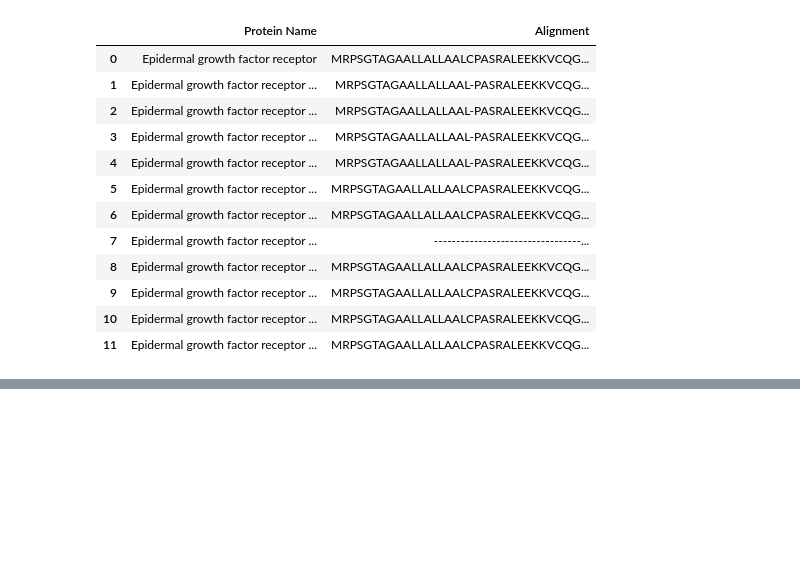
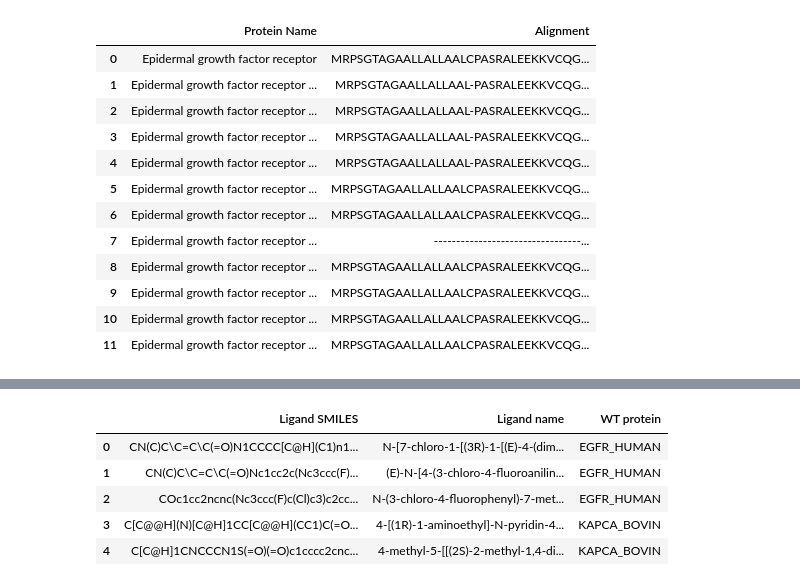
Before and after one commit to epfl-ada/ada-2024-project-abrac-adabra, a Jupyter notebook: P3 results.ipynb, the cells around one changed output, grey strips where cells are left out. Drawn from its saved outputs; the diff is of its cells as text; code cells hidden in the pictures; blank space fills up the shorter version.

```diff
--- a/P3 results.ipynb
+++ b/P3 results.ipynb
@@ -111,0 +111,10 @@ align
+# %%
+interaction_pairs = pd.read_csv('src/data/interaction_pairs.csv', index_col='Unnamed: 0')
+interaction_pairs
+# %% [output]
+|  | Ligand SMILES | Ligand name | WT protein |
+| 0 | CN(C)C\C=C\C(=O)N1CCCC[C@H](C1)n1... | N-[7-chloro-1-[(3R)-1-[(E)-4-(dim... | EGFR_HUMAN |
+| 1 | CN(C)C\C=C\C(=O)Nc1cc2c(Nc3ccc(F)... | (E)-N-[4-(3-chloro-4-fluoroanilin... | EGFR_HUMAN |
+| 2 | COc1cc2ncnc(Nc3ccc(F)c(Cl)c3)c2cc... | N-(3-chloro-4-fluorophenyl)-7-met... | EGFR_HUMAN |
+| 3 | C[C@@H](N)[C@H]1CC[C@@H](CC1)C(=O... | 4-[(1R)-1-aminoethyl]-N-pyridin-4... | KAPCA_BOVIN |
+| 4 | C[C@H]1CNCCCN1S(=O)(=O)c1cccc2cnc... | 4-methyl-5-[[(2S)-2-methyl-1,4-di... | KAPCA_BOVIN |
```
Also changed, not shown: parts of 20 cells of this notebook.
